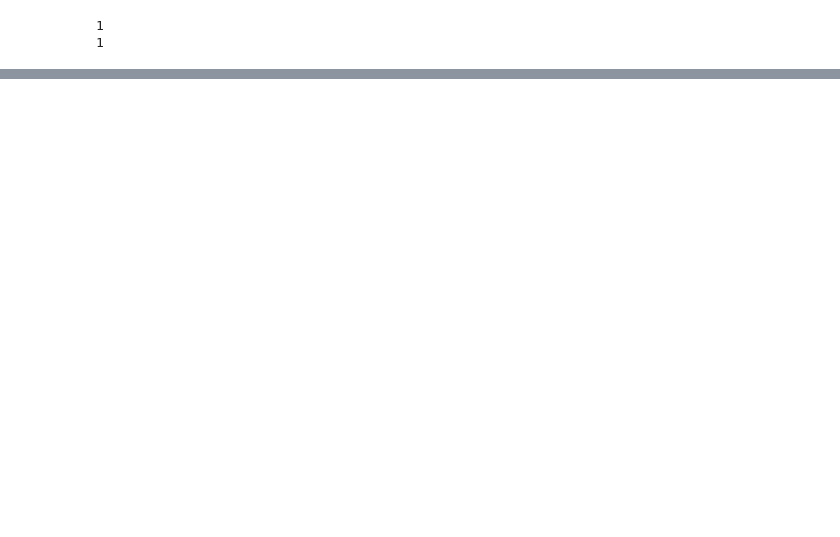
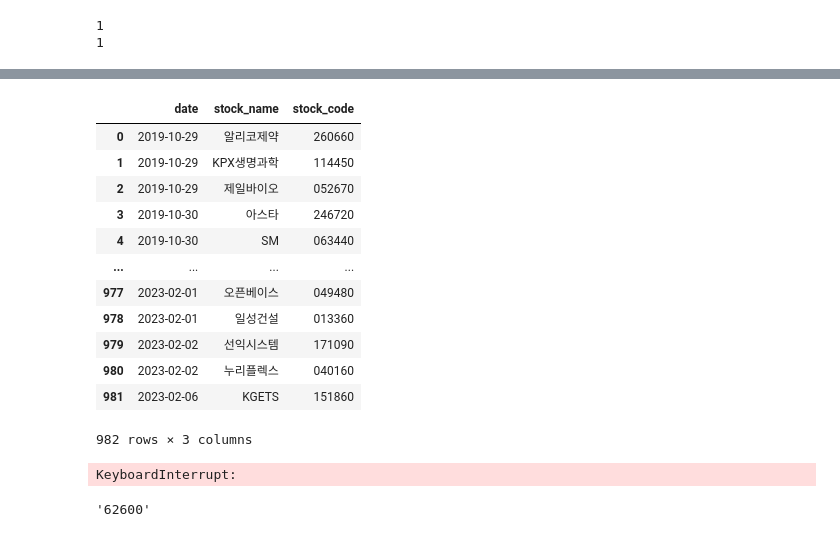
Before and after one commit to kknaks/assingment, a Jupyter notebook: 221228_stock/Stock.ipynb, the cells around one changed output, grey strips where cells are left out. Saved outputs shown, nothing was run; the diff lists cells and outputs as text; code cells hidden in the pictures; blank space fills up the shorter version.

```diff
--- a/221228_stock/Stock.ipynb
+++ b/221228_stock/Stock.ipynb
@@ -160,0 +179,33 @@ memory usage: 38.4+ KB
+# %%
+#파일불러오기
+exception = pd.read_csv('./exception.csv')
+# %%
+#exception 정제
+exception = exception.dropna()
+exception['stock_code'] = exception.stock_code.apply(lambda x : str(int(x)).zfill(6))
+exception = exception.filter(items = ['stock_name','stock_code'])
+# %%
+#종목 코드 합치기 2트
+stock2 = pd.merge(stock2, exception, how = 'left', on  = 'stock_name')
+stock2 = stock2.dropna()
+# %%
+#최종 stock 가져오기 stock = stock1+stock2
+stock = pd.concat([stock1,stock2])
+stock = stock.sort_values(by=['date'], ascending=[True])
+stock = stock.reset_index(drop= True)
+# %%
+stock
+# %% [output]
+|  | date | stock_name | stock_code |
+| 0 | 2019-10-29 | 알리코제약 | 260660 |
+| 1 | 2019-10-29 | KPX생명과학 | 114450 |
+| 2 | 2019-10-29 | 제일바이오 | 052670 |
+| 3 | 2019-10-30 | 아스타 | 246720 |
+| 4 | 2019-10-30 | SM | 063440 |
+| ... | ... | ... | ... |
+| 977 | 2023-02-01 | 오픈베이스 | 049480 |
+| 978 | 2023-02-01 | 일성건설 | 013360 |
+| 979 | 2023-02-02 | 선익시스템 | 171090 |
+| 980 | 2023-02-02 | 누리플렉스 | 040160 |
+| 981 | 2023-02-06 | KGETS | 151860 |
+982 rows × 3 columns
@@ -160,0 +254,9 @@ memory usage: 38.4+ KB
+# %%
+#추천당일 시가
+stock['stck_oprc'] = stock.stock_code.apply(lambda x : get_info_from_kisapi(x,date) for date in stock.strdate)
+# %% [output]
+KeyboardInterrupt:
+# %%
+res.json().get('output1').get('stck_oprc')
+# %% [output]
+'62600'
```
Also changed, not shown: parts of 28 cells of this notebook, 7 other files.
